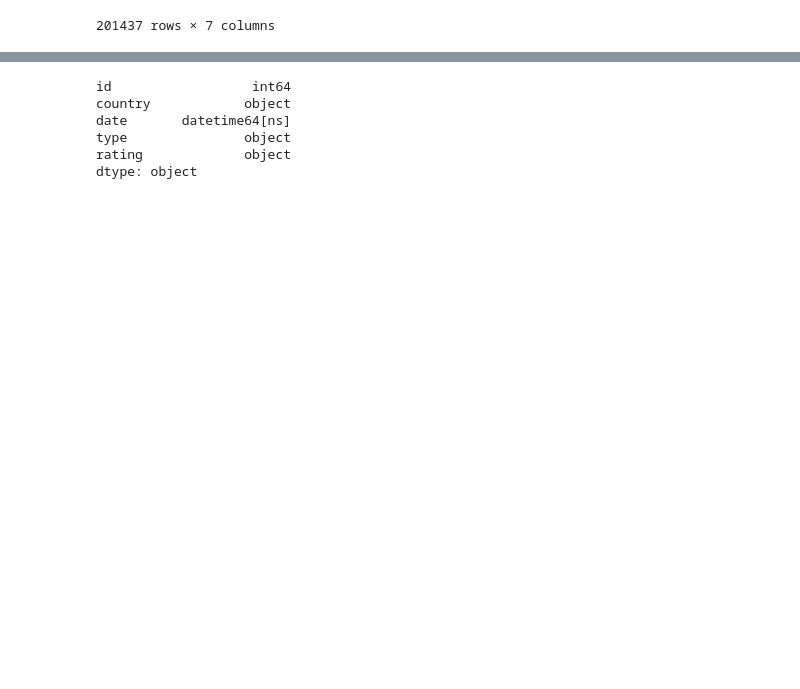
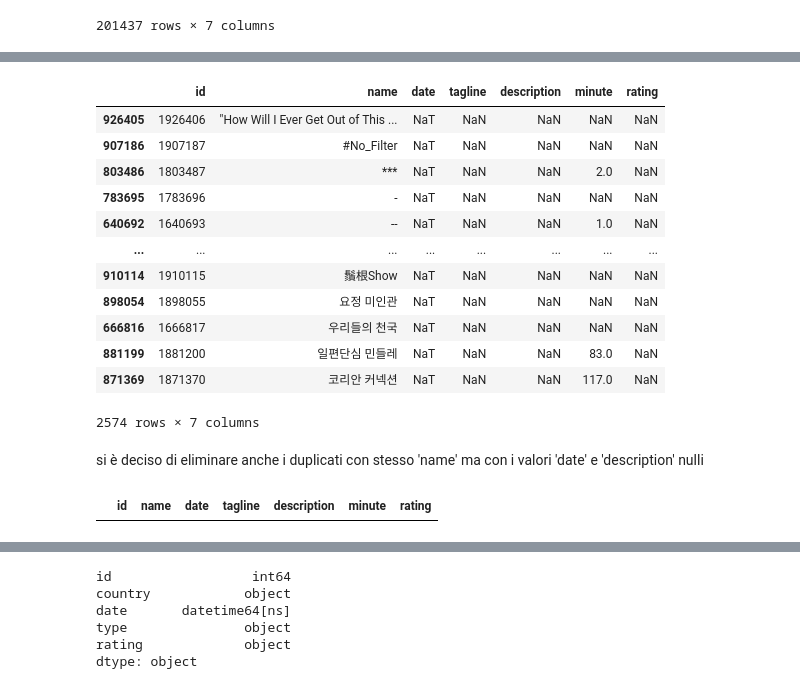
Before and after one commit to Yassek98/IUM-TWEB-Project, a Jupyter notebook: notebooks/explorations/data_exploration.ipynb, the cells around one changed output, grey strips where cells are left out. Saved outputs shown, nothing was run; the diff lists cells and outputs as text; code cells hidden in the pictures; blank space fills up the shorter version.

```diff
--- a/notebooks/explorations/data_exploration.ipynb
+++ b/notebooks/explorations/data_exploration.ipynb
@@ -125,0 +143,28 @@ countries_df = pd.read_csv('../csv/countries.csv')
+# %%
+# Filtra i duplicati per la colonna 'name' con keep=False
+duplicati = movies_df[movies_df['name'].duplicated(keep=False)]
+
+# Filtra ulteriormente per le righe dove 'date' e 'description' sono NaN
+duplicati_nan = duplicati[duplicati['date'].isna() & duplicati['description'].isna()]
+
+# Ordina i risultati per una migliore leggibilità
+duplicati_nan = duplicati_nan.sort_values(by='name')
+
+# Mostra i duplicati con le condizioni richieste
+duplicati_nan
+# %% [output]
+|  | id | name | date | tagline | description | minute | rating |
+| 926405 | 1926406 | "How Will I Ever Get Out of This ... | NaT | NaN | NaN | NaN | NaN |
+| 907186 | 1907187 | #No_Filter | NaT | NaN | NaN | NaN | NaN |
+| 803486 | 1803487 | *** | NaT | NaN | NaN | 2.0 | NaN |
+| 783695 | 1783696 | - | NaT | NaN | NaN | NaN | NaN |
+| 640692 | 1640693 | -- | NaT | NaN | NaN | 1.0 | NaN |
+| ... | ... | ... | ... | ... | ... | ... | ... |
+| 910114 | 1910115 | 鬚根Show | NaT | NaN | NaN | NaN | NaN |
+| 898054 | 1898055 | 요정 미인관 | NaT | NaN | NaN | NaN | NaN |
+| 666816 | 1666817 | 우리들의 천국 | NaT | NaN | NaN | NaN | NaN |
+| 881199 | 1881200 | 일편단심 민들레 | NaT | NaN | NaN | 83.0 | NaN |
+| 871369 | 1871370 | 코리안 커넥션 | NaT | NaN | NaN | 117.0 | NaN |
+2574 rows × 7 columns
+# %% [markdown]
+si è deciso di eliminare anche i duplicati con stesso 'name' ma con i valori 'date' e 'description' nulli
@@ -125,0 +173,4 @@ countries_df = pd.read_csv('../csv/countries.csv')
+# %%
+movies_df[(movies_df['rating'] > 5) | (movies_df['rating'] < 0)]
+# %% [output]
+|  | id | name | date | tagline | description | minute | rating |
```
Also changed, not shown: parts of 114 cells of this notebook.
